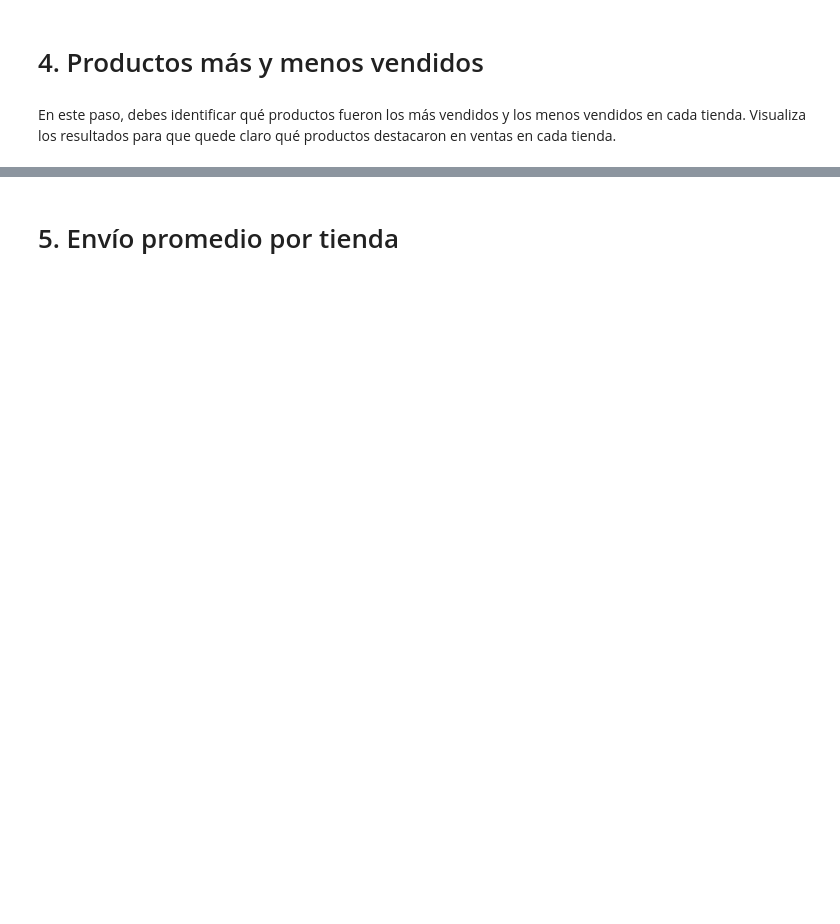
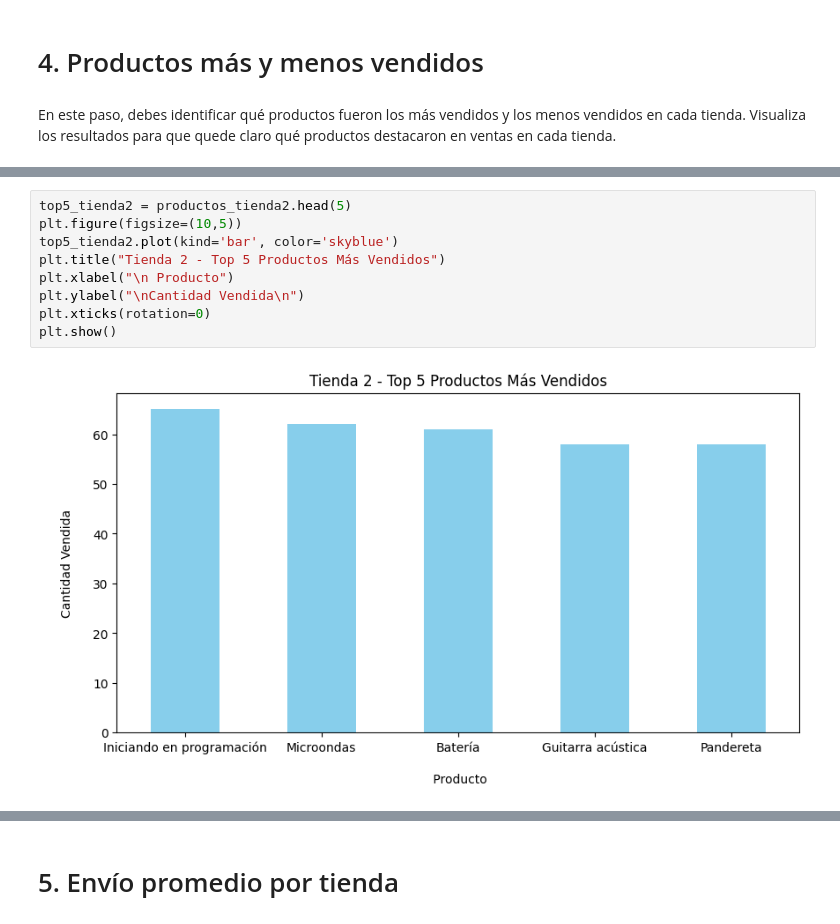
Before and after one commit to nicomgm/1er-Challenge-Alura-Store, a Jupyter notebook: AluraStoreLatam.ipynb, the cells around one changed output, grey strips where cells are left out. Saved outputs shown, nothing was run; the diff lists cells and outputs as text; blank space fills up the shorter version.

```diff
--- a/AluraStoreLatam.ipynb
+++ b/AluraStoreLatam.ipynb
@@ -135,0 +170,11 @@ KeyError: 'tienda'
+# %%
+top5_tienda2 = productos_tienda2.head(5)
+plt.figure(figsize=(10,5))
+top5_tienda2.plot(kind='bar', color='skyblue')
+plt.title("Tienda 2 - Top 5 Productos Más Vendidos")
+plt.xlabel("\n Producto")
+plt.ylabel("\nCantidad Vendida\n")
+plt.xticks(rotation=0)
+plt.show()
+# %% [output]
+[figure, added]
```
Also changed, not shown: parts of 18 cells of this notebook.
